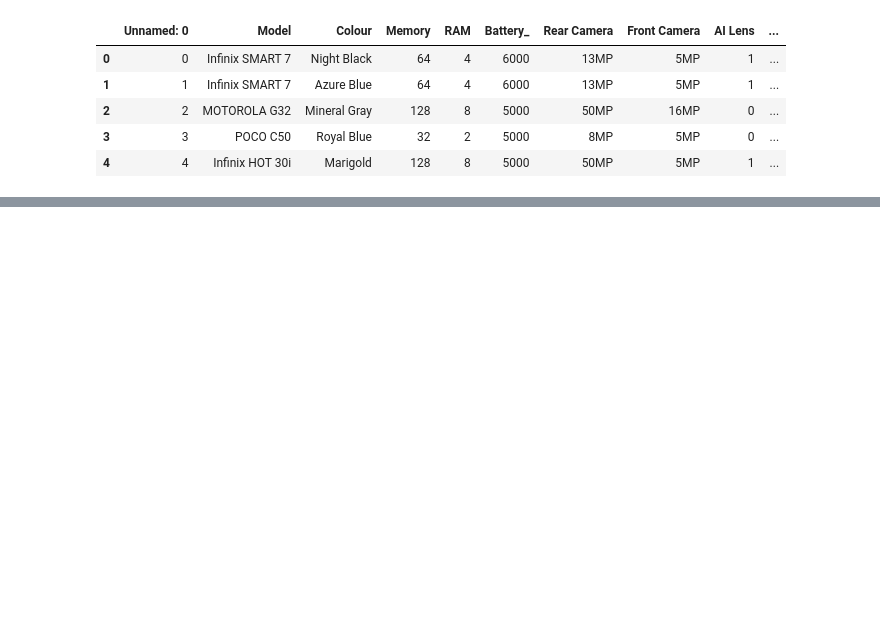
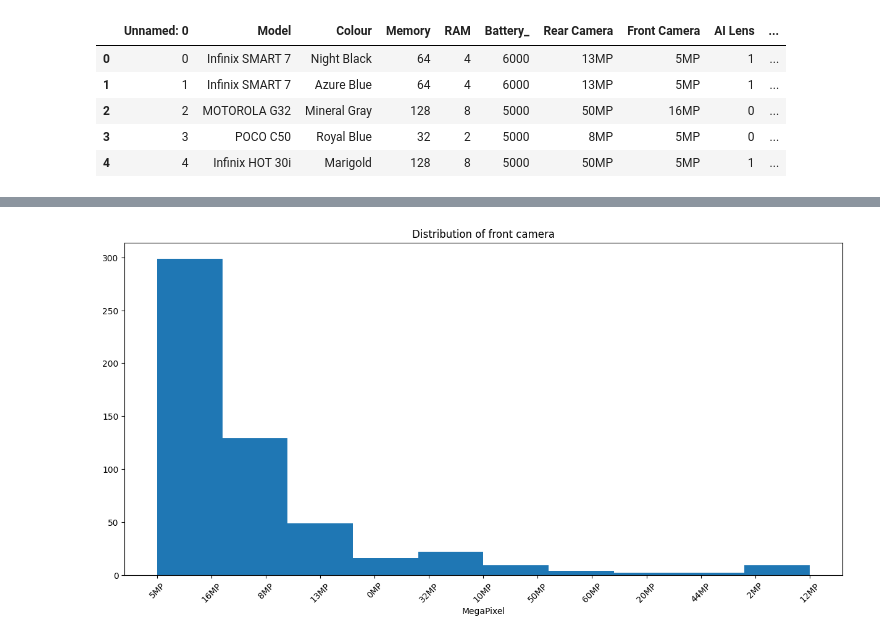
Before and after one commit to Meghna2395/NextHikes--Feature-Extraction-and-Price-Prediction-for-Mobile-Phones, a Jupyter notebook: Feature Extraction and Price Prediction for Mobile Phones.ipynb, the cells around one changed output, grey strips where cells are left out. Drawn from its saved outputs; the diff is of its cells as text; code cells hidden in the pictures; blank space fills up the shorter version.

```diff
--- a/Feature Extraction and Price Prediction for Mobile Phones.ipynb
+++ b/Feature Extraction and Price Prediction for Mobile Phones.ipynb
@@ -35,0 +111,2 @@ dtype: int64
+# %%
+front_camera = df[df['Front Camera']!=0]
@@ -35,0 +122,9 @@ dtype: int64
+# %%
+plt.figure(figsize=(15,7))
+plt.hist(front_camera['Front Camera'])
+plt.title("Distribution of front camera")
+plt.xlabel("MegaPixel")
+plt.xticks(rotation = 45)
+plt.show()
+# %% [output]
+[figure, added]
```
Also changed, not shown: parts of 36 cells of this notebook.
